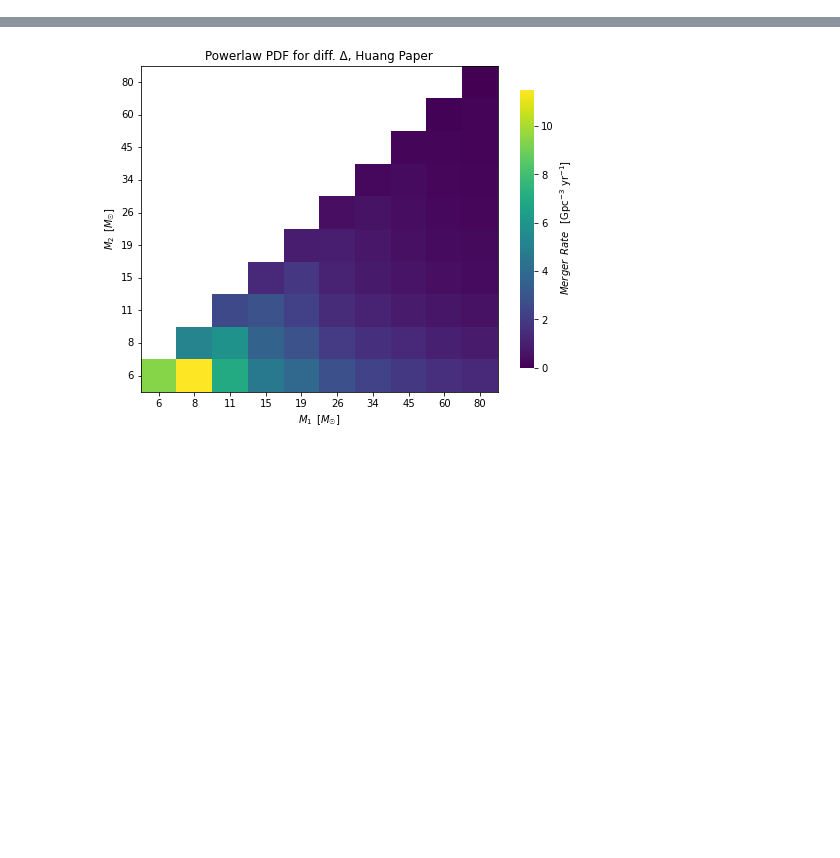
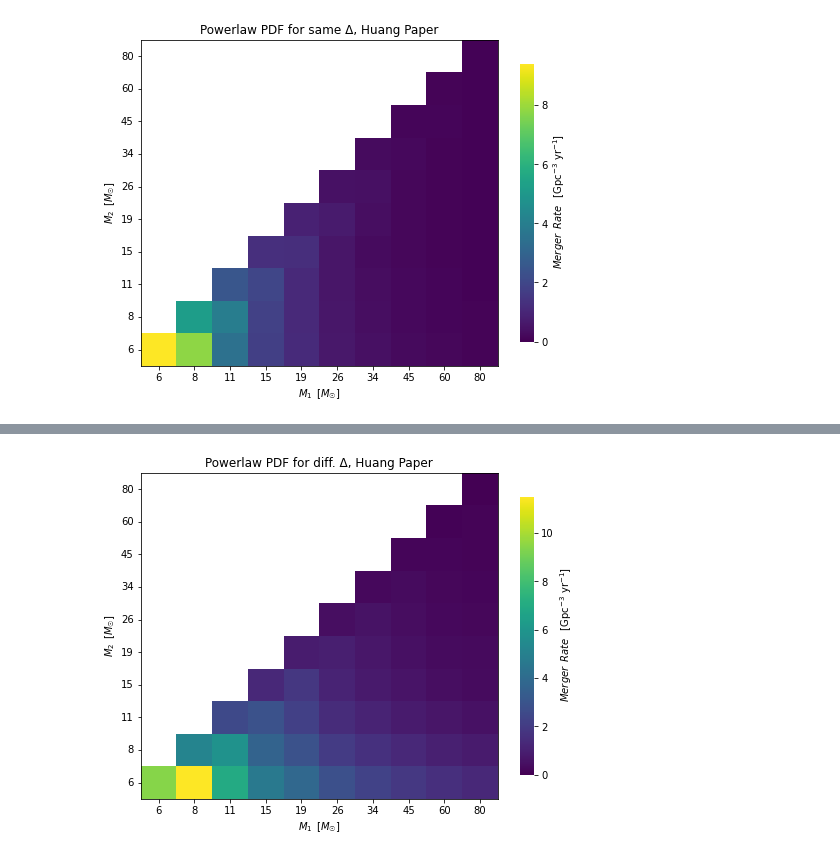
Before and after one commit to pratibhajangra591/Ifca-github, a Jupyter notebook: 2D merg Huang paper.ipynb, the cells around one changed output, grey strips where cells are left out. Cells and saved outputs as stored; diff of their text form; code cells hidden in the pictures; blank space fills up the shorter version.

```diff
--- a/2D merg Huang paper.ipynb
+++ b/2D merg Huang paper.ipynb
@@ -51,0 +51,61 @@ print(m_1_list)
+# %%
+# merger rate for Δ_1=Δ_2=Δ.
+def Merger_equal_deltas(m_1, m_2, Δ, t_m):
+    return 3.9e6 * (f**2) *((t_m/t_0)**(-34/37))* ((f**2 + σ_eq**2)**(-21/74)) * np.minimum((P(m_1))/m_1, (P(m_2))/m_2) * ((P(m_1))/m_1 + (P(m_2))/m_2) * ((m_1*m_2)**(3/37)) * ((m_1+m_2)**(36/37))* ( Δ**2)
+# %%
+
+# Calculation of the 2D merger rate for Powerlaw PBH mass distribution.
+#The resolution of the PBHs masses m_1 is Δ_1 and of m_2 is Δ_2 with Δ_1=Δ_2=Δ.
+
+
+
+Merger_PWR = np.zeros((10, 10))
+
+
+for i in range(10):
+    for j in range(10):
+
+        f_pbh = 4.3e-3
+        f = 0.85*f_pbh
+
+        def P(m):     #Powerlaw PBH mass distribution
+            α = 1.6
+            M = 5       #in units of M☉
+            return ((α-1)/M) * ((m/M)**(-α))
+
+
+        if i==j:
+            Merger_PWR[i, j] = 0.5 * Merger_equal_deltas(m_1_list[i], m_2_list[j], Δ_1_list[i], t_m)
+
+        else:
+            Merger_PWR[i, j] = Merger_equal_deltas(m_1_list[i], m_2_list[j], Δ_1_list[i], t_m)
+
+
+
+mask = np.tril(np.ones((10,10)),k=-1)  #created an array of shape Merger_12 with all the elements in it being 0.
+fig,ax= plt.subplots(figsize=(8, 6))
+
+ax = sns.heatmap(Merger_PWR, mask=mask,  cmap='viridis', cbar=True,
+                 cbar_kws={"shrink": 0.85,'label': ' $Merger\hspace{0.5}Rate \hspace{0.5}$ [Gpc$^{-3}$ yr$^{-1}$]'},
+                 vmin=0)
+
+
+
+
+ax.set_xticklabels(m_1_list)
+ax.set_yticklabels(m_2_list,rotation = 360)
+
+# make frame visible
+for _, spine in ax.spines.items():
+    spine.set_visible(True)
+
+
+
+ax.invert_yaxis()
+plt.xlabel('$M_{1}\hspace{0.5}[M_{☉}]$')
+plt.ylabel('$M_{2}\hspace{0.5}[M_{☉}]$')
+plt.title('Powerlaw PDF for same Δ, Huang Paper')
+plt.savefig('Huang, Powerlaw PDF for same Δ.pdf')
+plt.show()
+# %% [output]
+[figure, added]
```
Also changed, not shown: parts of 7 cells of this notebook.
